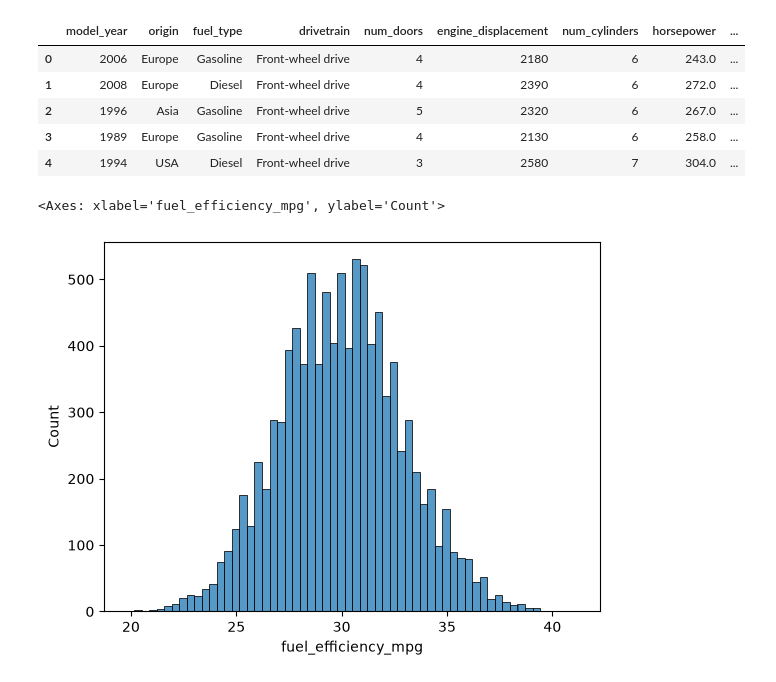
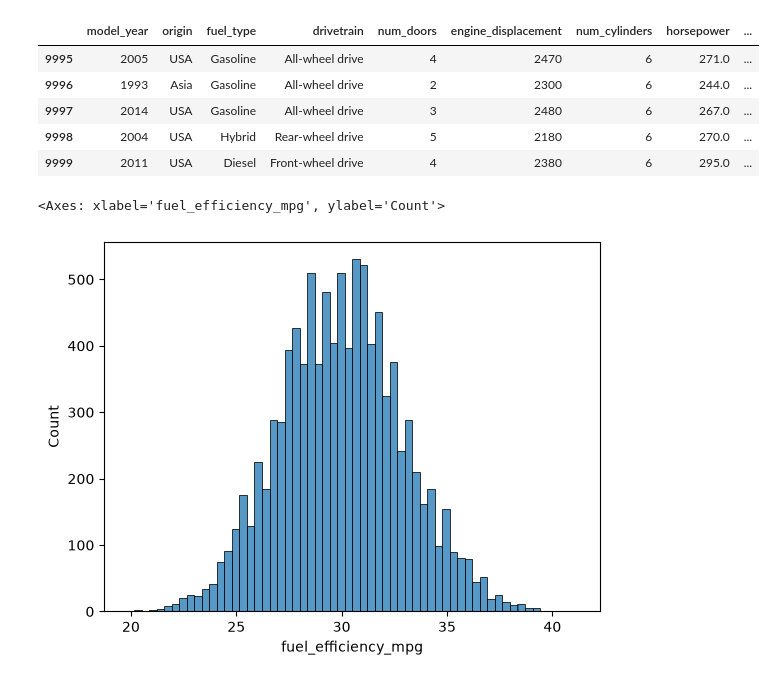
Before and after one commit to BenMarantz/machineLearningZoomcamp26-27, a Jupyter notebook: 02-regression/HW 2.ipynb, the cells around one changed output. Cells and saved outputs as stored; diff of their text form; code cells hidden in the pictures.

```diff
--- a/02-regression/HW 2.ipynb
+++ b/02-regression/HW 2.ipynb
@@ -10,14 +10,14 @@ import seaborn as sns
 # %%
 # Read and view the data - 2026 Car Fuel Efficiency data
 cars = pd.read_csv("https://raw.githubusercontent.com/DataTalksClub/machine-learning-zoomcamp/main/cohorts/2026/data/car_fuel_efficiency_2026.csv")
-cars.head()
+cars.tail()
 # %% [output]
 |  | model_year | origin | fuel_type | drivetrain | num_doors | engine_displacement | num_cylinders | horsepower | ... |
-| 0 | 2006 | Europe | Gasoline | Front-wheel drive | 4 | 2180 | 6 | 243.0 | ... |
-| 1 | 2008 | Europe | Diesel | Front-wheel drive | 4 | 2390 | 6 | 272.0 | ... |
-| 2 | 1996 | Asia | Gasoline | Front-wheel drive | 5 | 2320 | 6 | 267.0 | ... |
-| 3 | 1989 | Europe | Gasoline | Front-wheel drive | 4 | 2130 | 6 | 258.0 | ... |
-| 4 | 1994 | USA | Diesel | Front-wheel drive | 3 | 2580 | 7 | 304.0 | ... |
+| 9995 | 2005 | USA | Gasoline | All-wheel drive | 4 | 2470 | 6 | 271.0 | ... |
+| 9996 | 1993 | Asia | Gasoline | All-wheel drive | 2 | 2300 | 6 | 244.0 | ... |
+| 9997 | 2014 | USA | Gasoline | All-wheel drive | 3 | 2480 | 6 | 267.0 | ... |
+| 9998 | 2004 | USA | Hybrid | Rear-wheel drive | 5 | 2180 | 6 | 270.0 | ... |
+| 9999 | 2011 | USA | Diesel | Front-wheel drive | 4 | 2380 | 6 | 295.0 | ... |
 # %%
 # Goal of this project is to create a regression model for predicting car fuel efficiency 'fuel_efficiency_mpg'
 
```
Also changed, not shown: parts of 7 cells of this notebook.
